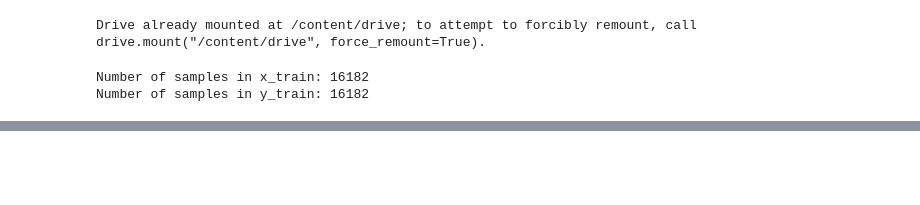
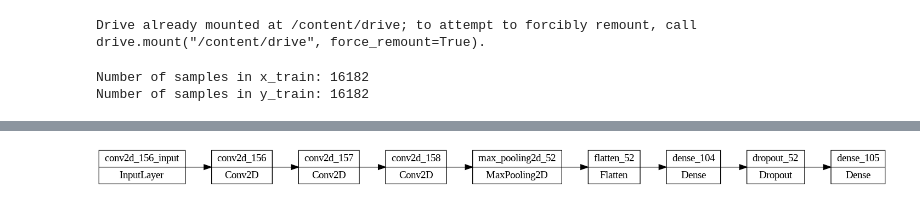
Before and after one commit to alessandroamella/MLBrno, a Jupyter notebook: Project/Project.ipynb, the cells around one changed output, grey strips where cells are left out. Saved outputs shown, nothing was run; the diff lists cells and outputs as text; code cells hidden in the pictures; blank space fills up the shorter version.

```diff
--- a/Project/Project.ipynb
+++ b/Project/Project.ipynb
@@ -278 +321,5 @@ def load_test_data(images_path):
+# %%
+plot_model(saved_model, to_file='model_plot.png', show_shapes=False, show_layer_names=True, rankdir='LR')
+# %% [output]
+[figure, added]
 # %%
```
Also changed, not shown: parts of 9 cells of this notebook, 8 other files.
